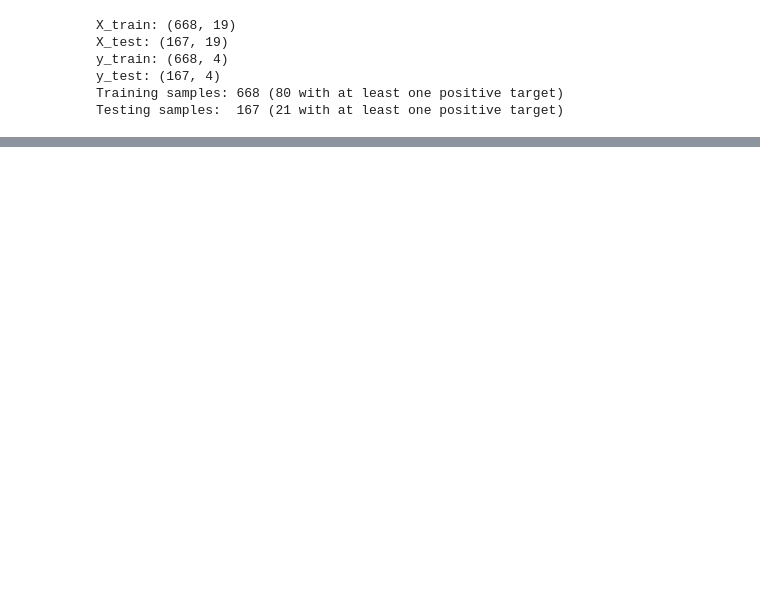
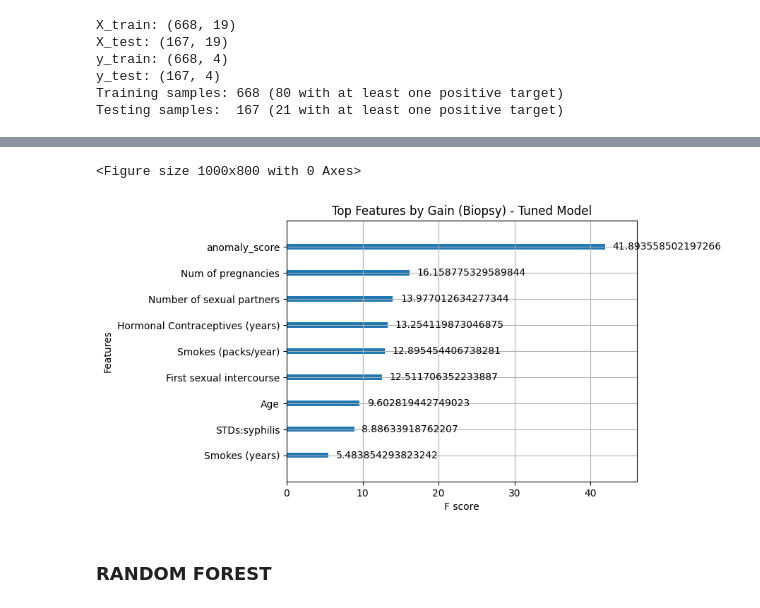
Before and after one commit to Filippo7206/unibo-dtm-ml-2526-cervical-cancer-predictor, a Jupyter notebook: notebooks/knn_modeling.ipynb, the cells around one changed output, grey strips where cells are left out. Cells and saved outputs as stored; diff of their text form; code cells hidden in the pictures; blank space fills up the shorter version.

```diff
--- a/notebooks/knn_modeling.ipynb
+++ b/notebooks/knn_modeling.ipynb
@@ -66,0 +96,28 @@ Testing samples:  167 (21 with at least one positive target)
+# %%
+ovr_clf = MultiOutputClassifier(LogisticRegression(class_weight='balanced', random_state=42),n_jobs=-1)
+
+all_reports = []
+
+for train_index, test_index in msss.split(X, y):
+    X_train, X_test = X.iloc[train_index], X.iloc[test_index]
+    y_train, y_test = y.iloc[train_index], y.iloc[test_index]
+
+    ovr_clf.fit(X_train, y_train)
+    y_pred = ovr_clf.predict(X_test)
+
+    report_dict = classification_report(y_test, y_pred, target_names=targets, zero_division=0, output_dict=True)
+    all_reports.append(report_dict)
+
+#calculate the average precision, recall, and f1-score for each target across all folds
+logR_final_results = {}
+for target in targets + ['macro avg']:
+    logR_final_results[target] = {
+        'precision': np.mean([r[target]['precision'] for r in all_reports]),
+        'recall': np.mean([r[target]['recall'] for r in all_reports]),
+        'f1-score': np.mean([r[target]['f1-score'] for r in all_reports])
+    }
+
+#display the final results in a DataFrame for better readability
+
+print("=== LOGISTIC REGRESSION FINAL AVERAGE PERFORMANCE (5-FOLDS) ===")
+print(pd.DataFrame(logR_final_results).T.round(3))
@@ -66,0 +216,14 @@ Testing samples:  167 (21 with at least one positive target)
+# %%
+#feature importance for the biopsy target in the best fitted model
+best_fitted_multilabel = xgb_random.best_estimator_
+biopsy_estimator = best_fitted_multilabel.estimators_[0]
+
+plt.figure(figsize=(10, 8))
+xgb.plot_importance(biopsy_estimator, importance_type='gain', max_num_features=10)
+plt.title("Top Features by Gain (Biopsy) - Tuned Model")
+plt.show()
+# %% [output]
+<Figure size 1000x800 with 0 Axes>
+[figure, added]
+# %% [markdown]
+### RANDOM FOREST
```
Also changed, not shown: parts of 16 cells of this notebook.
